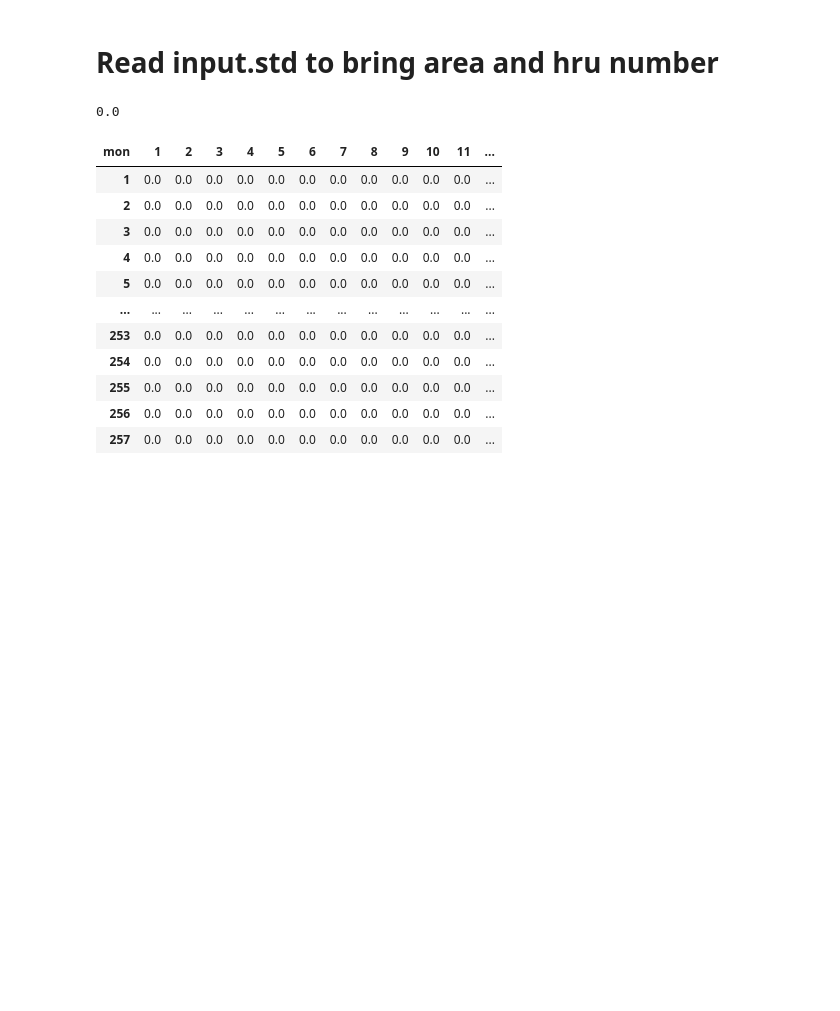
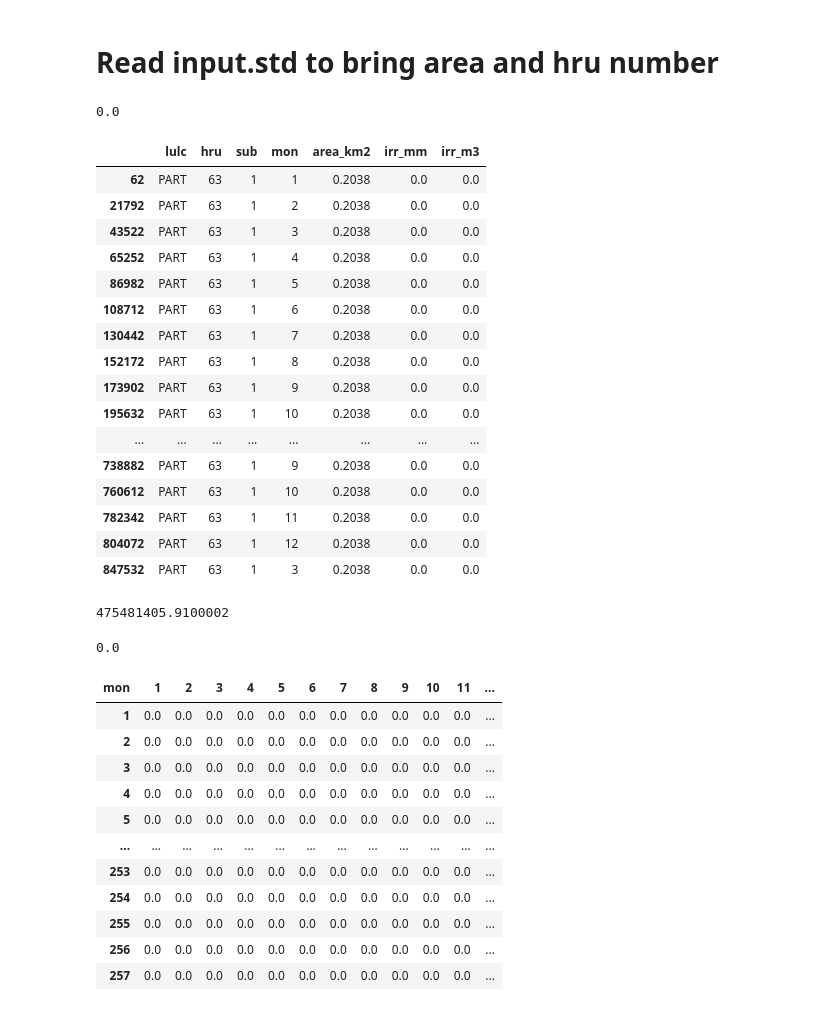
Before and after one commit to spark-brc/swatmf, a Jupyter notebook: okvg_031721_output.mgt.ipynb, the cells around one changed output. Drawn from its saved outputs; the diff is of its cells as text; code cells hidden in the pictures; blank space fills up the shorter version.

```diff
--- a/okvg_031721_output.mgt.ipynb
+++ b/okvg_031721_output.mgt.ipynb
@@ -18,7 +16,7 @@ flopy is installed in C:\Users\seonggyu.park\Miniconda3\envs\sm_pest\lib\site-pa
 # Set Path
 # %%
 wd_base = "D:/Projects/Watersheds/Okavango/scenarios/okvg_swatmf_calibrated_base"
-wd_bau = "D:/Projects/Watersheds/Okavango/scenarios/okvg_swatmf_scn_bau_r1"
+wd_bau = "D:\\Projects\\Watersheds\\Okavango\\scenarios\\okvg_swatmf_scn_bau_r1"
 wd_rd = "D:/Projects/Watersheds/Okavango/scenarios/okvg_swatmf_scn_rd"
 # os.chdir(wd)
 # %% [markdown]
@@ -29,6 +27,31 @@ from swatmf_pkgs.swatmf_viz import read_output_mgt, read_output_hru
 # Read input.std to bring area and hru number
 # %%
 hru_rd = read_output_hru(wd_bau)
+# %%
+hru_rd['irr_m3'].sum()
+# %% [output]
+0.0
+# %%
+hru_rd_63 = hru_rd.loc[hru_rd['hru'] == 63]
+hru_rd_63
+# %% [output]
+|  | lulc | hru | sub | mon | area_km2 | irr_mm | irr_m3 |
+| 62 | PART | 63 | 1 | 1 | 0.2038 | 0.0 | 0.0 |
+| 21792 | PART | 63 | 1 | 2 | 0.2038 | 0.0 | 0.0 |
+| 43522 | PART | 63 | 1 | 3 | 0.2038 | 0.0 | 0.0 |
+| 65252 | PART | 63 | 1 | 4 | 0.2038 | 0.0 | 0.0 |
+| 86982 | PART | 63 | 1 | 5 | 0.2038 | 0.0 | 0.0 |
+| 108712 | PART | 63 | 1 | 6 | 0.2038 | 0.0 | 0.0 |
+| 130442 | PART | 63 | 1 | 7 | 0.2038 | 0.0 | 0.0 |
+| 152172 | PART | 63 | 1 | 8 | 0.2038 | 0.0 | 0.0 |
+| 173902 | PART | 63 | 1 | 9 | 0.2038 | 0.0 | 0.0 |
+| 195632 | PART | 63 | 1 | 10 | 0.2038 | 0.0 | 0.0 |
+| ... | ... | ... | ... | ... | ... | ... | ... |
+| 738882 | PART | 63 | 1 | 9 | 0.2038 | 0.0 | 0.0 |
+| 760612 | PART | 63 | 1 | 10 | 0.2038 | 0.0 | 0.0 |
+| 782342 | PART | 63 | 1 | 11 | 0.2038 | 0.0 | 0.0 |
+| 804072 | PART | 63 | 1 | 12 | 0.2038 | 0.0 | 0.0 |
+| 847532 | PART | 63 | 1 | 3 | 0.2038 | 0.0 | 0.0 |
 # %%
 hru_rd_f = pd.DataFrame()
 for i in tqdm(range(1, 258)):
@@ -38,6 +61,6 @@ for i in tqdm(range(1, 258)):
     df.rename(columns={'irr_m3':i}, inplace = True)
     hru_rd_f = pd.concat([hru_rd_f, df], axis=1)
 # %%
-hru_rd_f.loc[:, 248].sum()
+hru_rd_f.sum().sum()
 # %% [output]
-0.0
+475481405.9100002
@@ -44,3 +69,7 @@ hru_rd_f.loc[:, 248].sum()
+# %%
+mgt_bau['irr_mm'].sum()
+# %% [output]
+0.0
 # %%
 hru_rd_f.T.to_csv('rd_irr.csv')
 # %%
```
Also changed, not shown: parts of 2 cells of this notebook, 3 other files.
